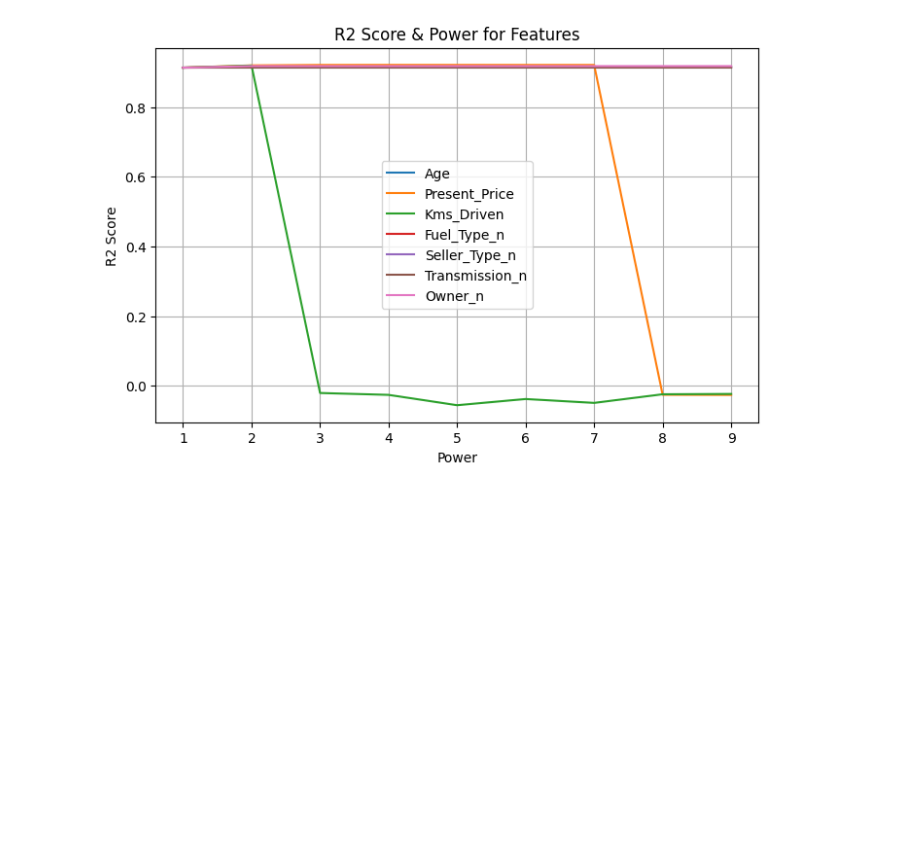
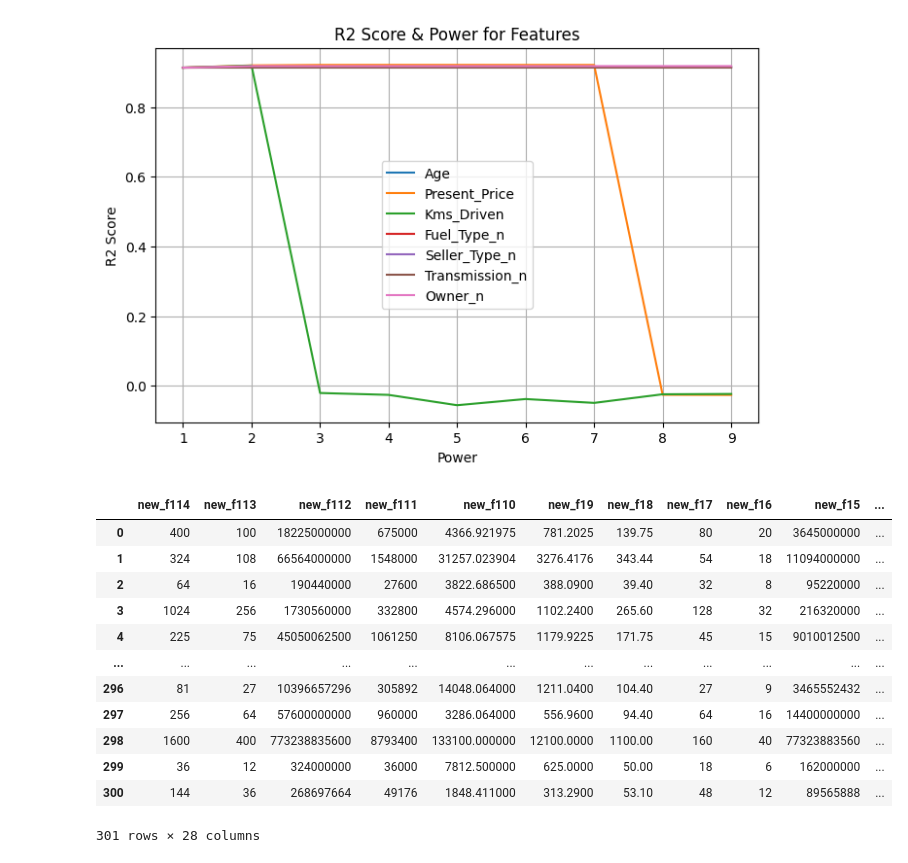
Before and after one commit to mohamadrahdan/Regression-Model-Improving-Accuracy, a Jupyter notebook: Linear Regression model.ipynb, the cells around one changed output. Drawn from its saved outputs; the diff is of its cells as text; code cells hidden in the pictures; blank space fills up the shorter version.

```diff
--- a/Linear Regression model.ipynb
+++ b/Linear Regression model.ipynb
@@ -305,3 +305,33 @@ x.insert(0,'Kms2', Kms2)
 
 Fuel_Type_n2 = x.Fuel_Type_n**2
 x.insert(0,'Fuel_Type_n2', Fuel_Type_n2)
+# %%
+x.insert(0, 'new_f1',x['Age']*x['Present_Price'])
+x.insert(0, 'new_f12',x['Age']*x['Present_Price2'])
+x.insert(0, 'new_f13',x['Age']*x['Present_Price3'])
+x.insert(0, 'new_f14',x['Age']*x['Kms_Driven'])
+x.insert(0, 'new_f15',x['Age']*x['Kms2'])
+x.insert(0, 'new_f16',x['Age']*x['Fuel_Type_n'])
+x.insert(0, 'new_f17',x['Age']*x['Fuel_Type_n2'])
+x.insert(0, 'new_f18',x['Age2']*x['Present_Price'])
+x.insert(0, 'new_f19',x['Age2']*x['Present_Price2'])
+x.insert(0, 'new_f110',x['Age2']*x['Present_Price3'])
+x.insert(0, 'new_f111',x['Age2']*x['Kms_Driven'])
+x.insert(0, 'new_f112',x['Age2']*x['Kms2'])
+x.insert(0, 'new_f113',x['Age2']*x['Fuel_Type_n'])
+x.insert(0, 'new_f114',x['Age2']*x['Fuel_Type_n2'])
+x
+# %% [output]
+|  | new_f114 | new_f113 | new_f112 | new_f111 | new_f110 | new_f19 | new_f18 | new_f17 | new_f16 | new_f15 | ... |
+| 0 | 400 | 100 | 18225000000 | 675000 | 4366.921975 | 781.2025 | 139.75 | 80 | 20 | 3645000000 | ... |
+| 1 | 324 | 108 | 66564000000 | 1548000 | 31257.023904 | 3276.4176 | 343.44 | 54 | 18 | 11094000000 | ... |
+| 2 | 64 | 16 | 190440000 | 27600 | 3822.686500 | 388.0900 | 39.40 | 32 | 8 | 95220000 | ... |
+| 3 | 1024 | 256 | 1730560000 | 332800 | 4574.296000 | 1102.2400 | 265.60 | 128 | 32 | 216320000 | ... |
+| 4 | 225 | 75 | 45050062500 | 1061250 | 8106.067575 | 1179.9225 | 171.75 | 45 | 15 | 9010012500 | ... |
+| ... | ... | ... | ... | ... | ... | ... | ... | ... | ... | ... | ... |
+| 296 | 81 | 27 | 10396657296 | 305892 | 14048.064000 | 1211.0400 | 104.40 | 27 | 9 | 3465552432 | ... |
+| 297 | 256 | 64 | 57600000000 | 960000 | 3286.064000 | 556.9600 | 94.40 | 64 | 16 | 14400000000 | ... |
+| 298 | 1600 | 400 | 773238835600 | 8793400 | 133100.000000 | 12100.0000 | 1100.00 | 160 | 40 | 77323883560 | ... |
+| 299 | 36 | 12 | 324000000 | 36000 | 7812.500000 | 625.0000 | 50.00 | 18 | 6 | 162000000 | ... |
+| 300 | 144 | 36 | 268697664 | 49176 | 1848.411000 | 313.2900 | 53.10 | 48 | 12 | 89565888 | ... |
+301 rows × 28 columns
```
